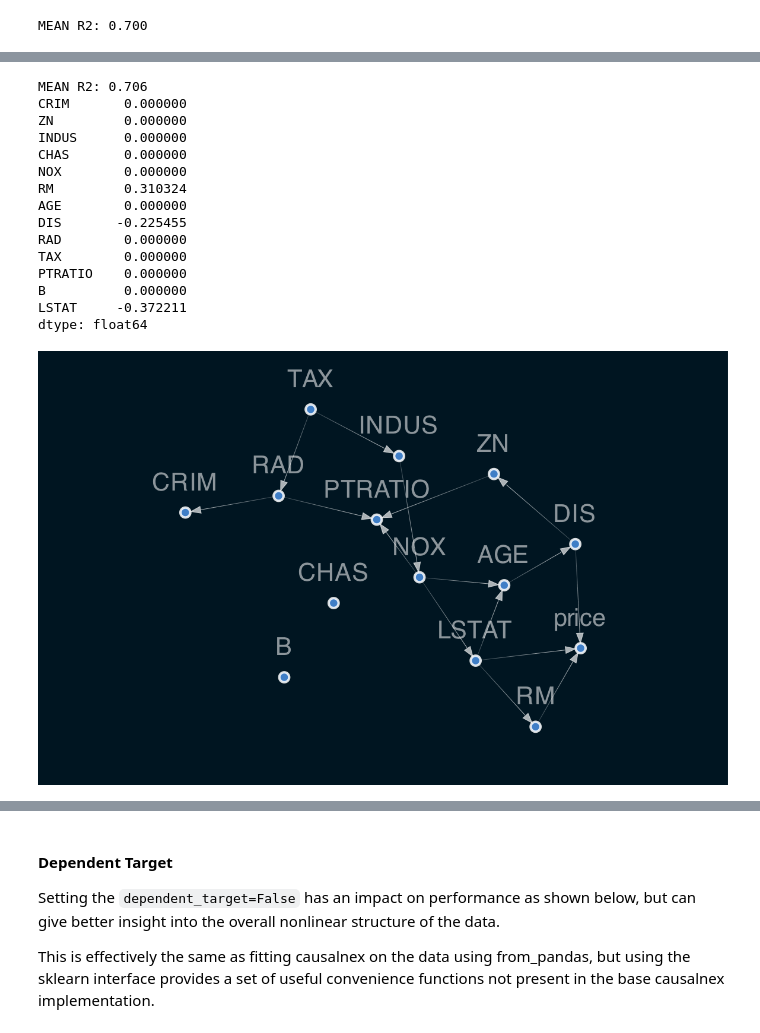
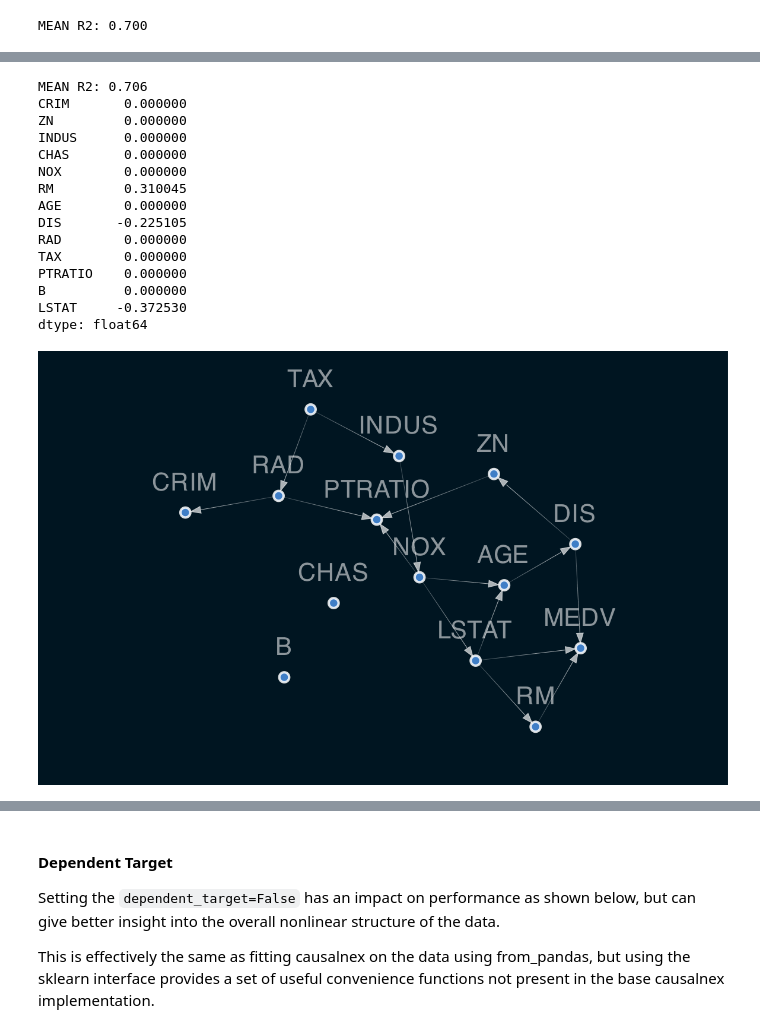
Before and after one commit to mckinsey/causalnex, a Jupyter notebook: docs/source/03_tutorial/sklearn_tutorial.ipynb, the cells around one changed output, grey strips where cells are left out. Drawn from its saved outputs; the diff is of its cells as text; code cells hidden in the pictures.

```diff
--- a/docs/source/03_tutorial/sklearn_tutorial.ipynb
+++ b/docs/source/03_tutorial/sklearn_tutorial.ipynb
@@ -71,51 +89,52 @@ There are several parameters which are also of interest which have good defaults
 - `enforce_dag`: This thresholds the learned structure model until the system is a DAG. This is useful for removing the small straggler connections which enables the DAG to be visualised easier. It does not impact performance, because the regressor still uses those connections under the hood.
 # %%
-from causalnex.structure.sklearn import DAGRegressor
-from sklearn.model_selection import cross_val_score
-
 from sklearn.datasets import load_boston
-X, y = load_boston(return_X_y=True)
+data = load_boston()
+X, y = data.data, data.target
+names = data["feature_names"]
 
 from sklearn.preprocessing import StandardScaler
 ss = StandardScaler()
 X = ss.fit_transform(X)
 y = (y - y.mean()) / y.std()
 
+from causalnex.structure.pytorch import DAGRegressor
 reg = DAGRegressor(
                 alpha=0.1,
                 beta=0.9,
                 fit_intercept=True,
                 hidden_layer_units=None,
                 dependent_target=True,
                 enforce_dag=True,
                  )
 
+from sklearn.model_selection import cross_val_score
 from sklearn.model_selection import KFold
 scores = cross_val_score(reg, X, y, cv=KFold(shuffle=True, random_state=42))
 print(f'MEAN R2: {np.mean(scores).mean():.3f}')
 
-X_pd = pd.DataFrame(X, columns=load_boston(return_X_y=False)["feature_names"])
-y_pd = pd.Series(y, name="price")
-reg.fit(X_pd, y_pd)
-print(pd.Series(reg.coef_, index=load_boston(return_X_y=False)["feature_names"]))
-reg.plot_dag(True)
+X = pd.DataFrame(X, columns=names)
+y = pd.Series(y, name="MEDV")
+reg.fit(X, y)
+print(pd.Series(reg.coef_, index=names))
+reg.plot_dag(enforce_dag=True)
 # %% [output]
 MEAN R2: 0.706
 CRIM       0.000000
 ZN         0.000000
 INDUS      0.000000
 CHAS       0.000000
 NOX        0.000000
-RM         0.310324
+RM         0.310045
 AGE        0.000000
-DIS       -0.225455
+DIS       -0.225105
 RAD        0.000000
 TAX        0.000000
 PTRATIO    0.000000
 B          0.000000
-LSTAT     -0.372211
+LSTAT     -0.372530
 dtype: float64
-[figure, old version]
+[figure, new version]
 # %% [markdown]
 ### NonLinear DAGRegressor
 
```
Also changed, not shown: parts of 18 cells of this notebook, 9 other files.
